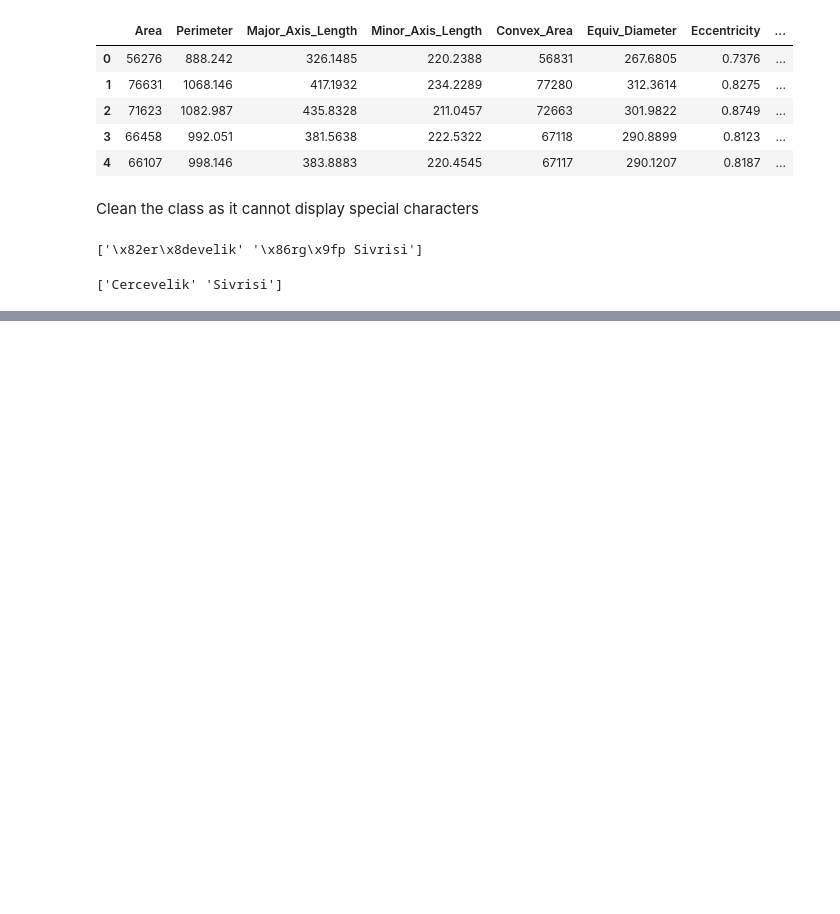
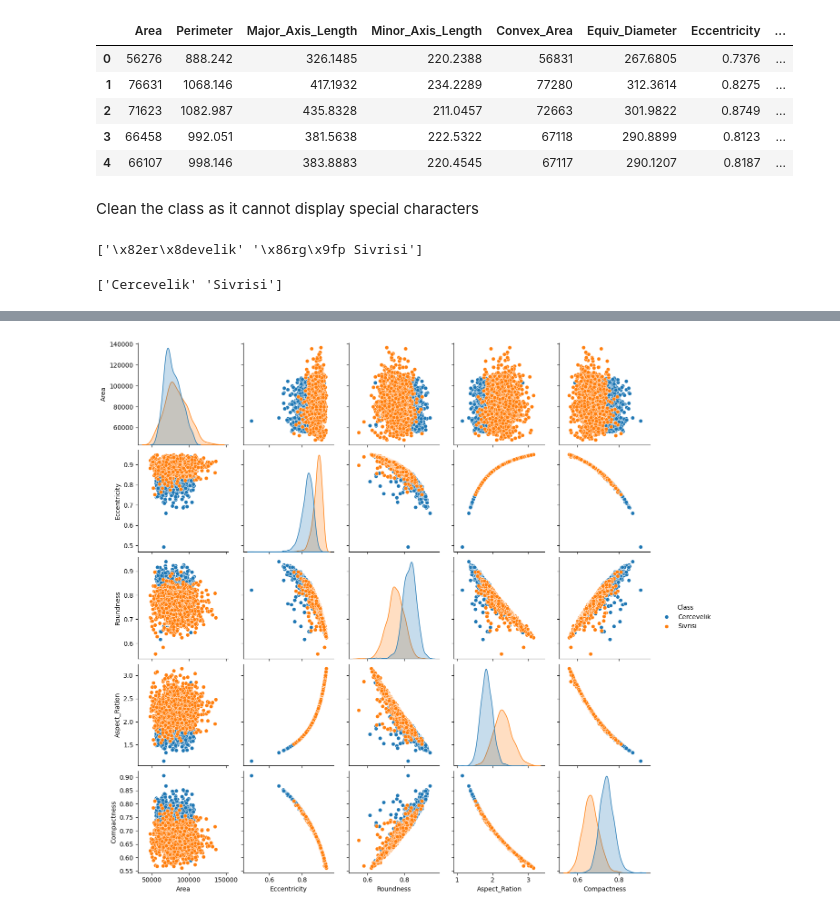
Before and after one commit to xLelouch03/STINTSY-MCO, a Jupyter notebook: main.ipynb, the cells around one changed output, grey strips where cells are left out. Cells and saved outputs as stored; diff of their text form; code cells hidden in the pictures; blank space fills up the shorter version.

```diff
--- a/main.ipynb
+++ b/main.ipynb
@@ -250,0 +256,6 @@ weighted avg       0.37      0.45      0.35       500
+# %%
+# Pairwise Scatter Plots
+sns.pairplot(df[features + ['Class']], hue='Class', diag_kind='kde', height=2.5)
+plt.show()
+# %% [output]
+[figure, added]
```
Also changed, not shown: parts of 43 cells of this notebook.
